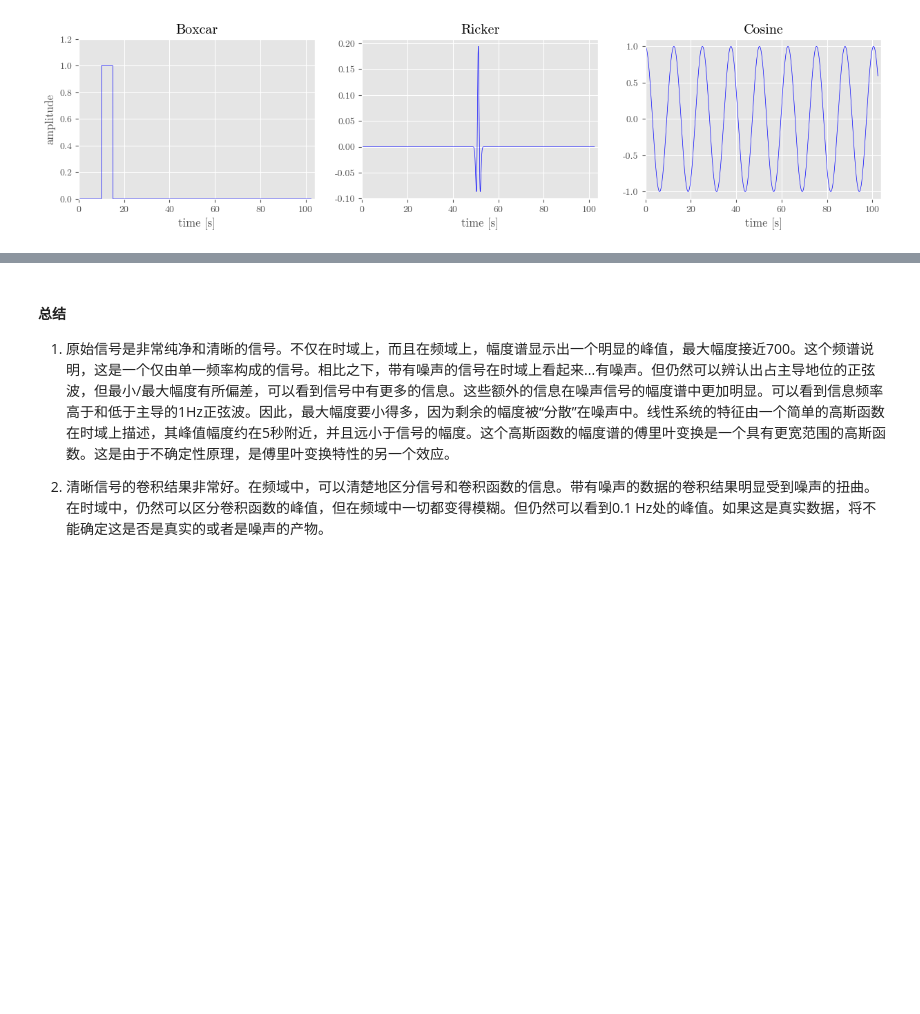
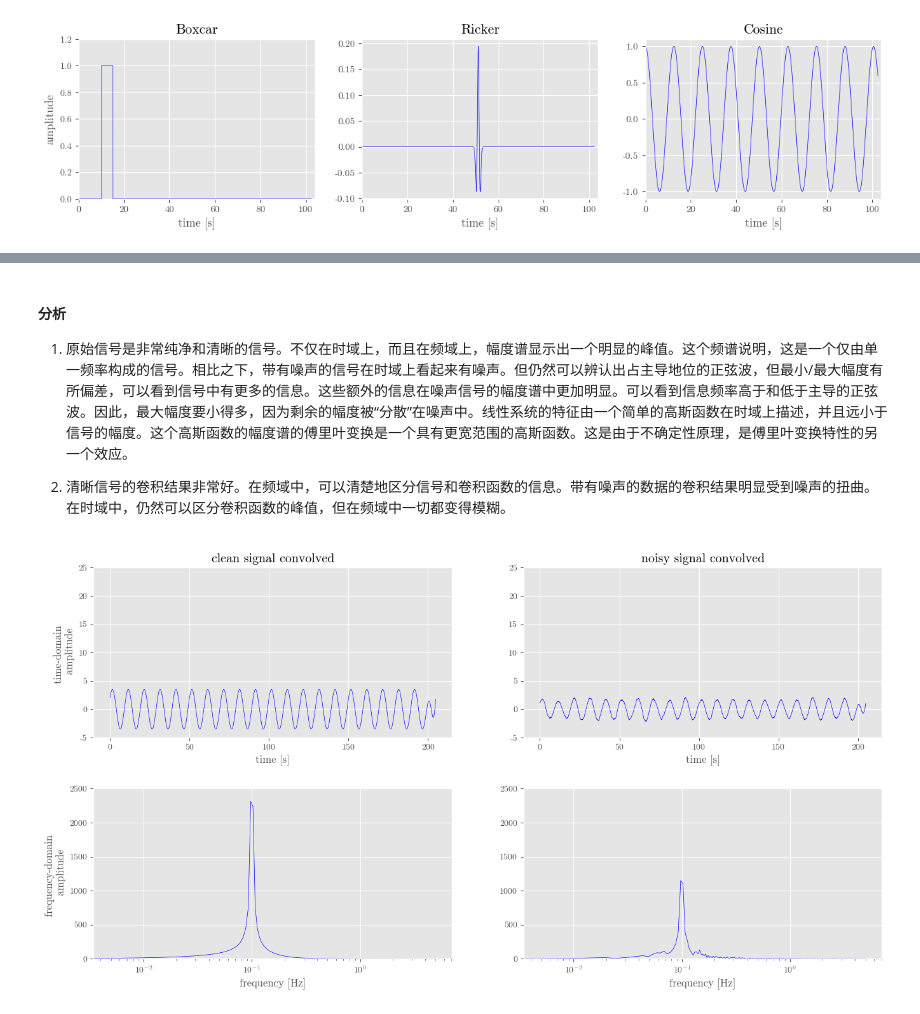
Before and after one commit to sssfeather/exerc, a Jupyter notebook: ipynb/ex_convolving.ipynb, the cells around one changed output, grey strips where cells are left out. Drawn from its saved outputs; the diff is of its cells as text; code cells hidden in the pictures; blank space fills up the shorter version.

```diff
--- a/ipynb/ex_convolving.ipynb
+++ b/ipynb/ex_convolving.ipynb
@@ -351,6 +351,52 @@ plt.show()
 # %% [markdown]
-#### 总结
+#### 分析
 
- 1) 原始信号是非常纯净和清晰的信号。不仅在时域上，而且在频域上，幅度谱显示出一个明显的峰值，最大幅度接近700。这个频谱说明，这是一个仅由单一频率构成的信号。相比之下，带有噪声的信号在时域上看起来...有噪声。但仍然可以辨认出占主导地位的正弦波，但最小/最大幅度有所偏差，可以看到信号中有更多的信息。这些额外的信息在噪声信号的幅度谱中更加明显。可以看到信息频率高于和低于主导的1Hz正弦波。因此，最大幅度要小得多，因为剩余的幅度被“分散”在噪声中。线性系统的特征由一个简单的高斯函数在时域上描述，其峰值幅度约在5秒附近，并且远小于信号的幅度。这个高斯函数的幅度谱的傅里叶变换是一个具有更宽范围的高斯函数。这是由于不确定性原理，是傅里叶变换特性的另一个效应。
+ 1) 原始信号是非常纯净和清晰的信号。不仅在时域上，而且在频域上，幅度谱显示出一个明显的峰值。这个频谱说明，这是一个仅由单一频率构成的信号。相比之下，带有噪声的信号在时域上看起来有噪声。但仍然可以辨认出占主导地位的正弦波，但最小/最大幅度有所偏差，可以看到信号中有更多的信息。这些额外的信息在噪声信号的幅度谱中更加明显。可以看到信息频率高于和低于主导的正弦波。因此，最大幅度要小得多，因为剩余的幅度被“分散”在噪声中。线性系统的特征由一个简单的高斯函数在时域上描述，并且远小于信号的幅度。这个高斯函数的幅度谱的傅里叶变换是一个具有更宽范围的高斯函数。这是由于不确定性原理，是傅里叶变换特性的另一个效应。
 
- 2) 清晰信号的卷积结果非常好。在频域中，可以清楚地区分信号和卷积函数的信息。带有噪声的数据的卷积结果明显受到噪声的扭曲。在时域中，仍然可以区分卷积函数的峰值，但在频域中一切都变得模糊。但仍然可以看到0.1 Hz处的峰值。如果这是真实数据，将不能确定这是否是真实的或者是噪声的产物。
+ 2) 清晰信号的卷积结果非常好。在频域中，可以清楚地区分信号和卷积函数的信息。带有噪声的数据的卷积结果明显受到噪声的扭曲。在时域中，仍然可以区分卷积函数的峰值，但在频域中一切都变得模糊。
+# %%
+# 将两个信号与risker信号卷积
+
+padding_factor = samp/samp2/4
+R = np.fft.rfft(rk, n=int(len(rk)*padding_factor))
+Sconv = np.fft.irfft(R * Fsig)
+Nconv = np.fft.irfft(R * Fnos)
+
+# plot
+tc = np.linspace(0, len(Nconv)*rate, len(Nconv))
+plt.rcParams["figure.figsize"] = (16, 8)
+ymin = -5
+ymax = 25
+fym = 2500
+
+plt.subplot(221)
+plt.plot(tc, Sconv, 'b')
+plt.ylim(ymin,ymax)
+plt.title('clean signal convolved')
+plt.xlabel('time [s]')
+plt.ylabel('time-domain \n amplitude')
+
+plt.subplot(222)
+plt.plot(tc, Nconv, 'b')
+plt.ylim(ymin,ymax)
+plt.title('noisy signal convolved')
+plt.xlabel('time [s]')
+
+plt.subplot(223)
+SC = np.fft.rfft(Sconv)
+fac = np.linspace(0, (1/rate)/2, len(SC))
+plt.semilogx(fac, abs(SC), 'b')
+plt.ylim(0,fym)
+plt.xlabel('frequency [Hz]')
+plt.ylabel('frequency-domain \n amplitude')
+
+plt.subplot(224)
+NC = np.fft.rfft(Nconv)
+plt.ylim(0,fym)
+plt.semilogx(fac, abs(NC), 'b')
+plt.xlabel('frequency [Hz]')
+
+plt.subplots_adjust(wspace=0.2, hspace=0.3)
+plt.show()
+# %% [output]
+[figure, added]
```
Also changed, not shown: parts of 6 cells of this notebook, 16 other files.
